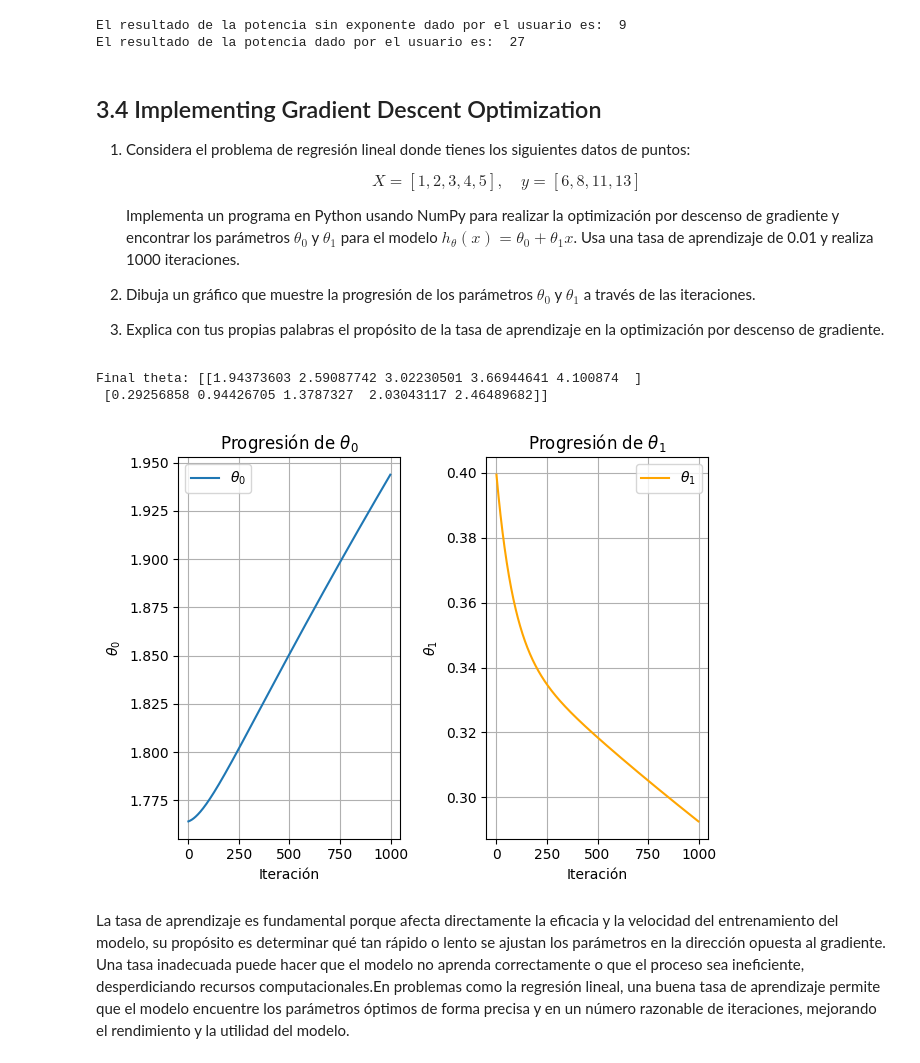
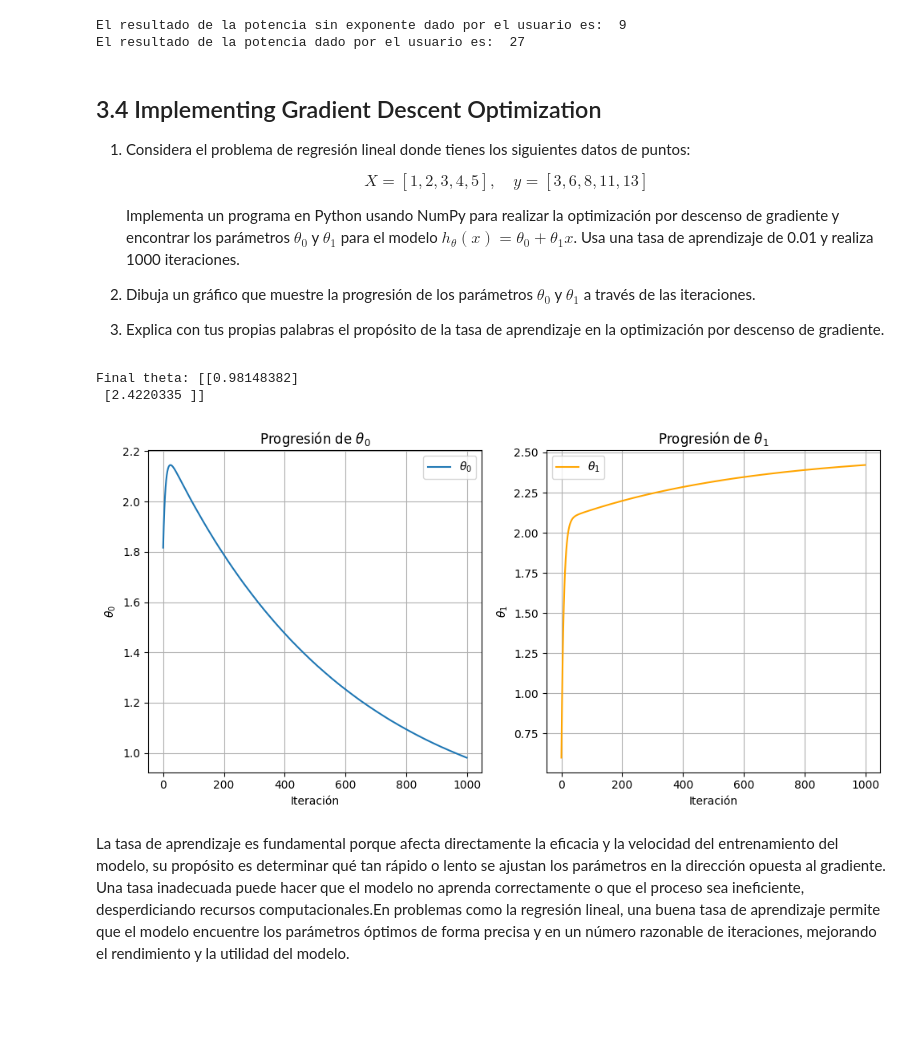
Before and after one commit to undelapaz-rnap-2025I/ejercicios-y-ejemplos-con-numpy-ElWilly9, a Jupyter notebook: rnap_2024_II_exercises_and_examples_numpy.ipynb, the cells around one changed output. Cells and saved outputs as stored; diff of their text form; code cells hidden in the pictures; blank space fills up the shorter version.

```diff
--- a/rnap_2024_II_exercises_and_examples_numpy.ipynb
+++ b/rnap_2024_II_exercises_and_examples_numpy.ipynb
@@ -547,7 +547,7 @@ El resultado de la potencia dado por el usuario es:  27
 1. Considera el problema de regresión lineal donde tienes los siguientes datos de puntos:
 
    $$
-   X = [1, 2, 3, 4, 5], \quad y = [6, 8, 11, 13]
+   X = [1, 2, 3, 4, 5], \quad y = [3,6, 8, 11, 13]
    $$
 
    Implementa un programa en Python usando NumPy para realizar la optimización por descenso de gradiente y encontrar los parámetros $\theta_0$ y $\theta_1$ para el modelo $h_\theta(x) = \theta_0 + \theta_1 x$. Usa una tasa de aprendizaje de 0.01 y realiza 1000 iteraciones.
@@ -556,50 +556,62 @@ El resultado de la potencia dado por el usuario es:  27
 
 3. Explica con tus propias palabras el propósito de la tasa de aprendizaje en la optimización por descenso de gradiente.
 # %%
-# Generate some sample data
-np.random.seed(0)
-X = [1,2,3,4,5]
-y = [3,6,8,11,13]
-# Add bias term to X
-X_b = np.c_[np.ones((len(X))), X]
-# Hyperparameters
-learning_rate = 0.01
+# Datos del problema (en lugar de datos generados aleatoriamente)
+X = np.array([1, 2, 3, 4, 5]).reshape(-1, 1)  # Reshape para que sea una matriz columna
+y = np.array([3, 6, 8, 11, 13]).reshape(-1, 1)  # Reshape para que sea una matriz columna
+
+# Añadir el término de sesgo a X
+X_b = np.c_[np.ones((5, 1)), X]  # X_b tendrá forma (5, 2)
+
+# Hiperparámetros
+learning_rate = 0.01  # Ajustado según el problema 3.4
 n_iterations = 1000
-# Initialize the parameters
-theta = np.random.randn(2, 1)
-# Listas para almacenar la progresión de theta_0 y theta_1 (para el gráfico)
+
+# Inicializar los parámetros
+np.random.seed(0)  # Para reproducibilidad, igual que en el ejemplo
+theta = np.random.randn(2, 1)  # theta = [theta_0, theta_1]
+
+# Listas para almacenar la progresión de theta_0 y theta_1 (para el gráfico del inciso 2)
 theta_0_history = []
 theta_1_history = []
-# Gradient Descent
+
+m = len(X) # Número de ejemplos de entrenamiento
+
+# Descenso de gradiente
 for iteration in range(n_iterations):
-    gradients = 2 / 100 * X_b.T.dot(X_b.dot(theta) - y)
+    gradients = (1 / m) * X_b.T.dot(X_b.dot(theta) - y)  # Ajustamos la fórmula del gradiente
     theta = theta - learning_rate * gradients
-    # Almacenar los valores de theta en cada iteración
+    # Almacenar los valores de theta para graficar
     theta_0_history.append(theta[0, 0])
     theta_1_history.append(theta[1, 0])
+
+# Imprimir los parámetros finales
 print("Final theta:", theta)
+
+# Inciso 2: Graficar la progresión de theta_0 y theta_1
+plt.figure(figsize=(10, 5))
 
 plt.subplot(1, 2, 1)
 plt.plot(theta_0_history, label=r'$\theta_0$')
 plt.xlabel('Iteración')
 plt.ylabel(r'$\theta_0$')
 plt.title(r'Progresión de $\theta_0$')
 plt.grid(True)
 plt.legend()
 
 plt.subplot(1, 2, 2)
 plt.plot(theta_1_history, label=r'$\theta_1$', color='orange')
 plt.xlabel('Iteración')
 plt.ylabel(r'$\theta_1$')
 plt.title(r'Progresión de $\theta_1$')
 plt.grid(True)
 plt.legend()
 
 plt.tight_layout()
 plt.show()
 # %% [output]
-Final theta: [[1.94373603 2.59087742 3.02230501 3.66944641 4.100874  ]
- [0.29256858 0.94426705 1.3787327  2.03043117 2.46489682]]
+Final theta: [[0.98148382]
+ [2.4220335 ]]
-[figure, old version]
+[figure, new version]
 # %% [markdown]
 La tasa de aprendizaje es fundamental porque afecta directamente la eficacia y la velocidad del entrenamiento del modelo, su propósito es determinar qué tan rápido o lento se ajustan los parámetros en la dirección opuesta al gradiente. Una tasa inadecuada puede hacer que el modelo no aprenda correctamente o que el proceso sea ineficiente, desperdiciando recursos computacionales.En problemas como la regresión lineal, una buena tasa de aprendizaje permite que el modelo encuentre los parámetros óptimos de forma precisa y en un número razonable de iteraciones, mejorando el rendimiento y la utilidad del modelo.
```
